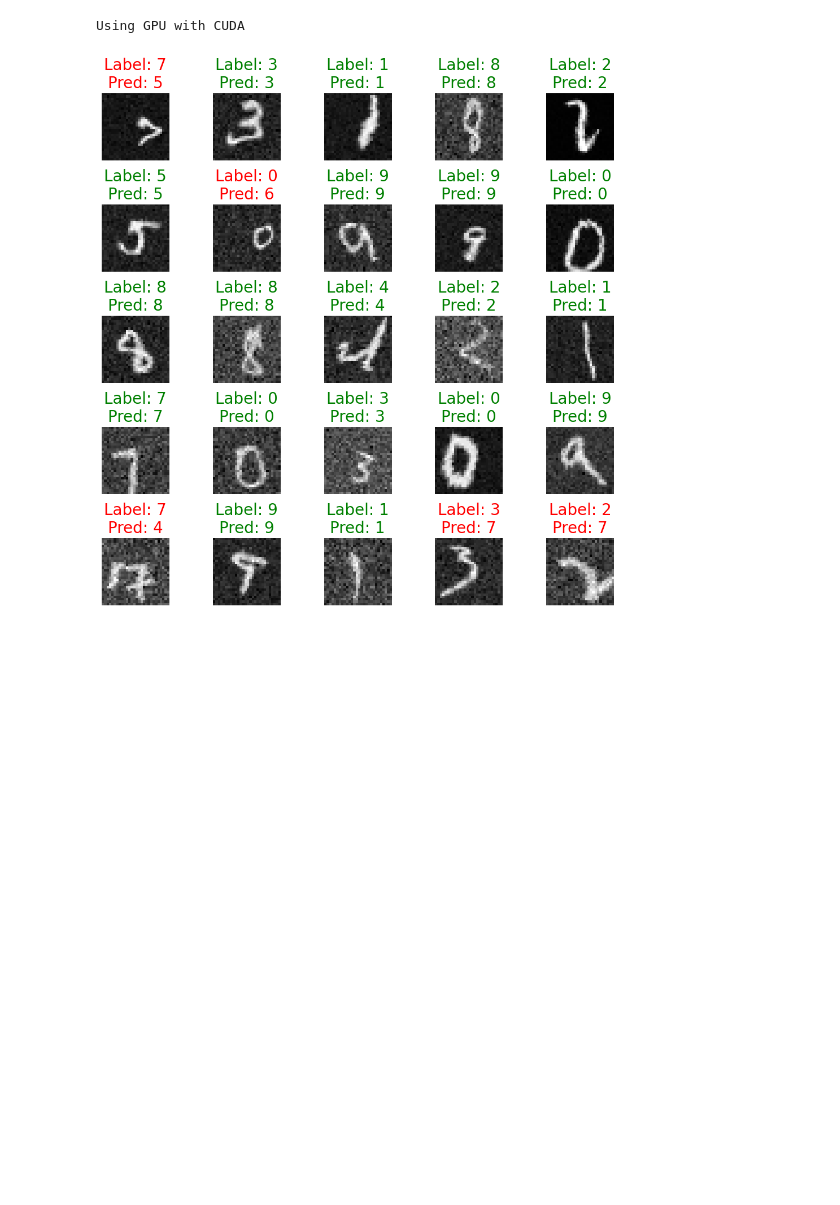
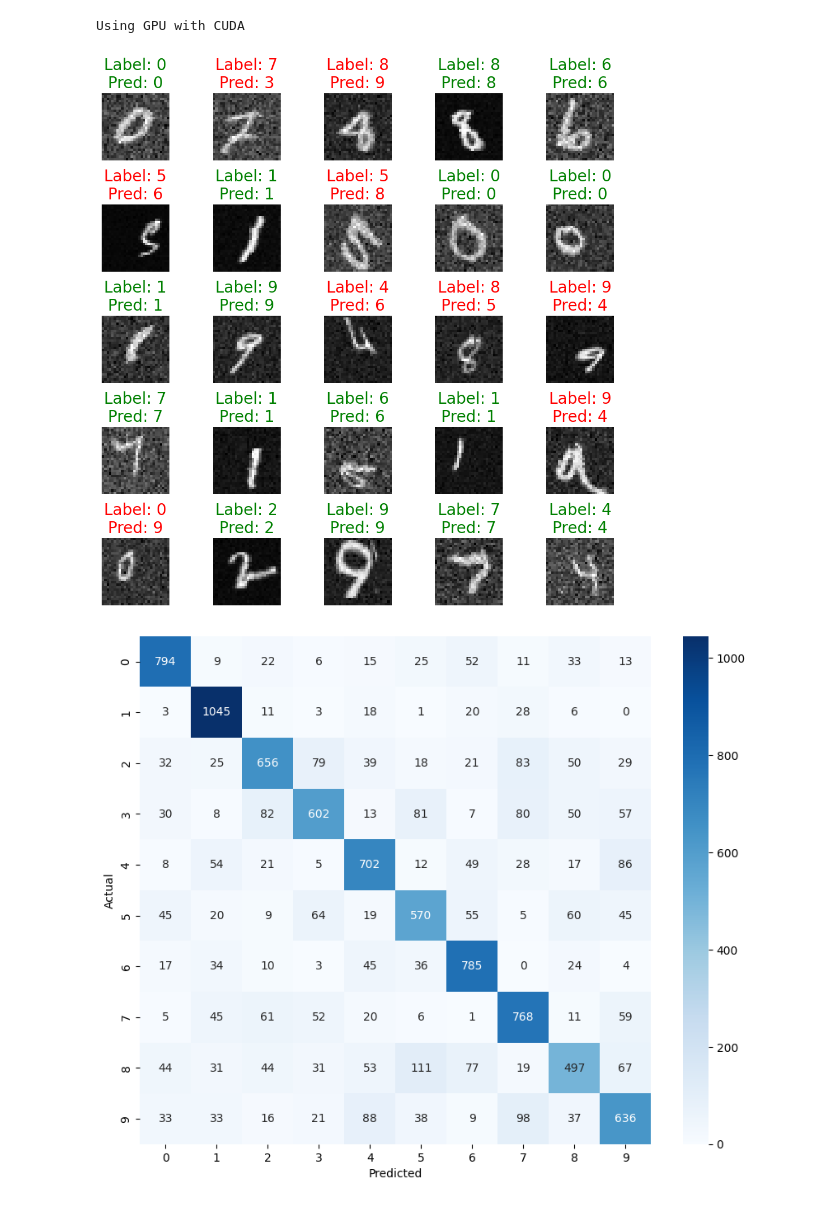
Before and after one commit to freddyouellette/mnist-pytorch, a Jupyter notebook: train.ipynb, the cells around one changed output. Saved outputs shown, nothing was run; the diff lists cells and outputs as text; code cells hidden in the pictures; blank space fills up the shorter version.

```diff
--- a/train.ipynb
+++ b/train.ipynb
@@ -236,19 +221,47 @@ Finished training
 # %%
+from sklearn.metrics import confusion_matrix
+import seaborn as sns
+
 device_name = "cuda" if torch.cuda.is_available() else "cpu"
 print("Using GPU with CUDA" if device_name == "cuda" else "Using CPU")
 device = torch.device(device_name)
 
 # show some predictions
 model.eval()
+
 images, labels = next(iter(testloader))
+images = images[:25]
+labels = labels[:25]
 images = images.to(device)
 labels = labels.to(device)
 outputs = model(images)
 _, predictions = torch.max(outputs, 1)
 show_images(images.cpu(), labels.cpu(), predictions.cpu())
+
+# predict on test dataset
+y_true = []
+y_pred = []
+with torch.no_grad():
+    for inputs, labels in testloader:
+        inputs = inputs.to(device)
+        labels = labels.to(device)
+        outputs = model(inputs)
+        _, predicted = torch.max(outputs, 1)
+        y_true.extend(labels.cpu().numpy())
+        y_pred.extend(predicted.cpu().numpy())
+
+y_pred_classes = [np.argmax(output) for output in y_pred]
+
+conf_matrix = confusion_matrix(y_true, y_pred)
+plt.figure(figsize=(10, 8))
+sns.heatmap(conf_matrix, annot=True, fmt='d', cmap='Blues')
+plt.xlabel('Predicted')
+plt.ylabel('Actual')
+plt.show()
 # %% [output]
 Using GPU with CUDA
-[figure, old version]
+[figure, new version]
+[figure, added]
 # %%
 # save the model
 torch.save(model.state_dict(), "model.pth")
```
Also changed, not shown: parts of 3 cells of this notebook, 3 other files.
